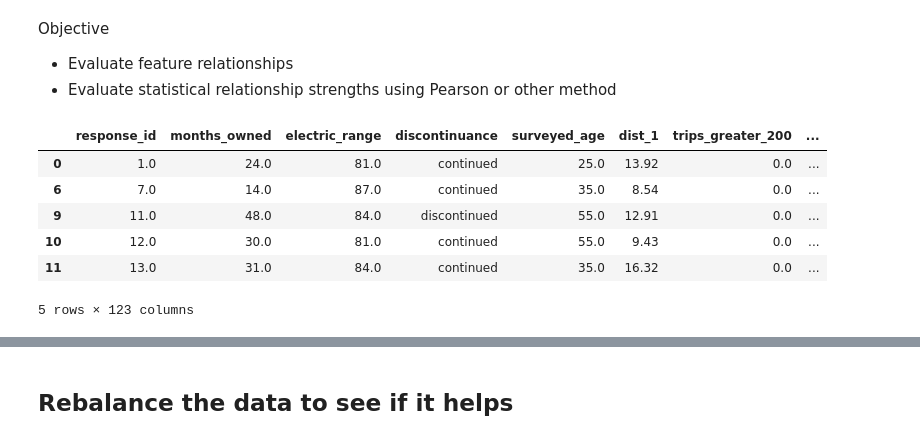
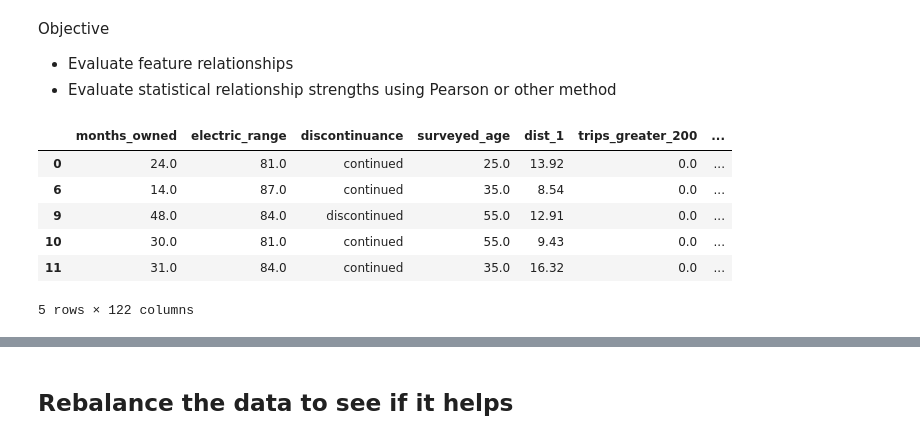
Before and after one commit to mrpalazz/ev_prediction_analytics, a Jupyter notebook: Notebooks/2.5.1 Modeling_Random_Forest.ipynb, the cells around one changed output, grey strips where cells are left out. Drawn from its saved outputs; the diff is of its cells as text; code cells hidden in the pictures.

```diff
--- a/Notebooks/2.5.1 Modeling_Random_Forest.ipynb
+++ b/Notebooks/2.5.1 Modeling_Random_Forest.ipynb
@@ -59,16 +59,18 @@ parent_dir = wd.parent.absolute()
 filename = "processed_data.pkl"
 filepath = f"{wd}\\{filename}"
 df = pd.read_pickle(filepath)
-# %%
-df.head()
-# %% [output]
-|  | response_id | months_owned | electric_range | discontinuance | surveyed_age | dist_1 | trips_greater_200 | ... |
-| 0 | 1.0 | 24.0 | 81.0 | continued | 25.0 | 13.92 | 0.0 | ... |
-| 6 | 7.0 | 14.0 | 87.0 | continued | 35.0 | 8.54 | 0.0 | ... |
-| 9 | 11.0 | 48.0 | 84.0 | discontinued | 55.0 | 12.91 | 0.0 | ... |
-| 10 | 12.0 | 30.0 | 81.0 | continued | 55.0 | 9.43 | 0.0 | ... |
-| 11 | 13.0 | 31.0 | 84.0 | continued | 35.0 | 16.32 | 0.0 | ... |
-5 rows × 123 columns
+# %%
+
+df.drop(columns=['response_id'] , inplace=True)
+df.head()
+# %% [output]
+|  | months_owned | electric_range | discontinuance | surveyed_age | dist_1 | trips_greater_200 | ... |
+| 0 | 24.0 | 81.0 | continued | 25.0 | 13.92 | 0.0 | ... |
+| 6 | 14.0 | 87.0 | continued | 35.0 | 8.54 | 0.0 | ... |
+| 9 | 48.0 | 84.0 | discontinued | 55.0 | 12.91 | 0.0 | ... |
+| 10 | 30.0 | 81.0 | continued | 55.0 | 9.43 | 0.0 | ... |
+| 11 | 31.0 | 84.0 | continued | 35.0 | 16.32 | 0.0 | ... |
+5 rows × 122 columns
 # %%
 df_preprocessed = df
 # %%
```
Also changed, not shown: parts of 9 cells of this notebook, 7 other files.
